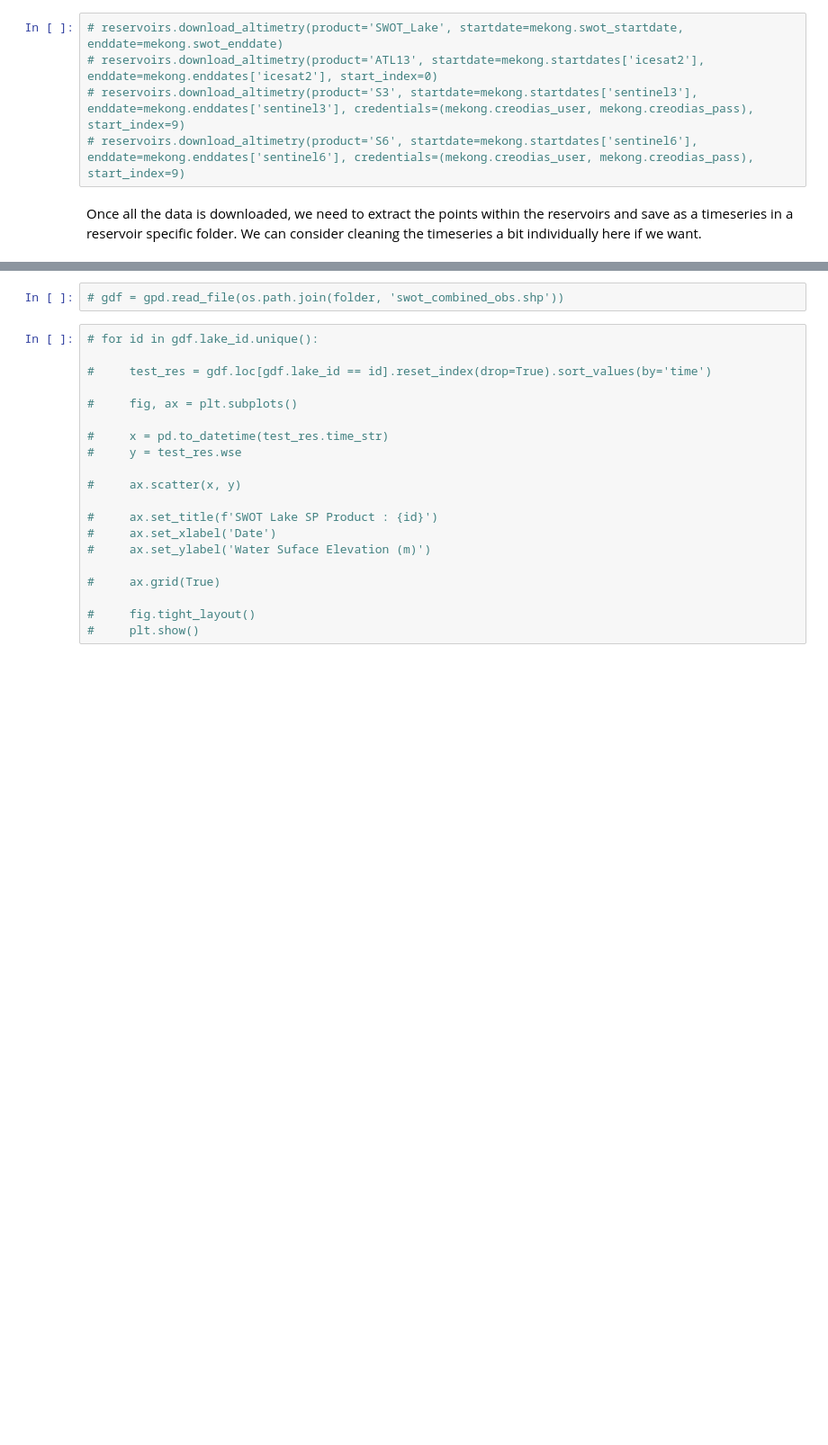
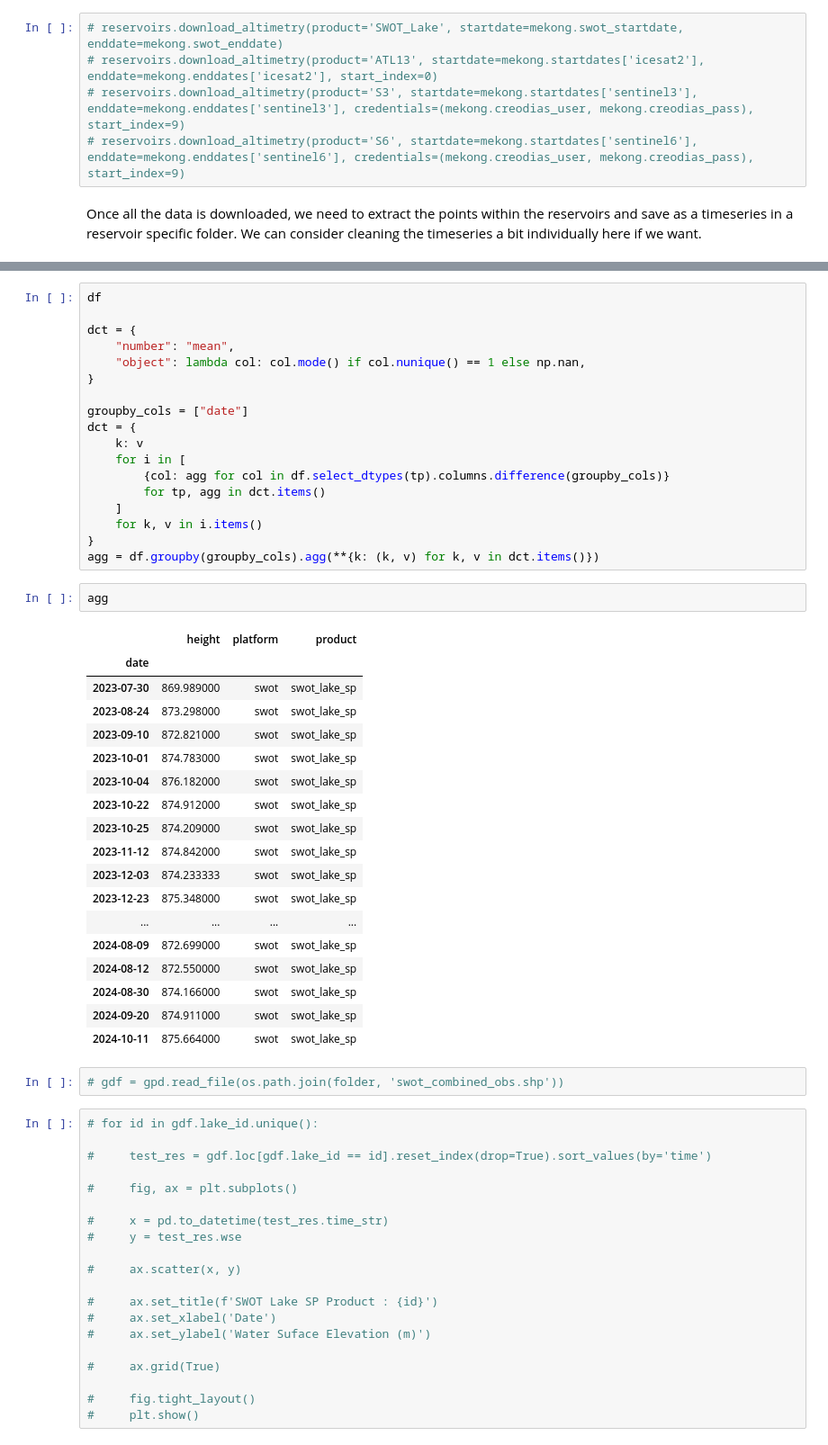
Before and after one commit to DHI/HydroEO, a Jupyter notebook: notebooks/project_test.ipynb, the cells around one changed output, grey strips where cells are left out. Shown at 90% size. Saved outputs shown, nothing was run; the diff lists cells and outputs as text; blank space fills up the shorter version.

```diff
--- a/notebooks/project_test.ipynb
+++ b/notebooks/project_test.ipynb
@@ -166,3 +197,42 @@ for id in reservoirs.download_gdf.dl_id:
+# %%
+df
+
+dct = {
+    "number": "mean",
+    "object": lambda col: col.mode() if col.nunique() == 1 else np.nan,
+}
+
+groupby_cols = ["date"]
+dct = {
+    k: v
+    for i in [
+        {col: agg for col in df.select_dtypes(tp).columns.difference(groupby_cols)}
+        for tp, agg in dct.items()
+    ]
+    for k, v in i.items()
+}
+agg = df.groupby(groupby_cols).agg(**{k: (k, v) for k, v in dct.items()})
+# %%
+agg
+# %% [output]
+|  | height | platform | product |
+| date |  |  |  |
+| 2023-07-30 | 869.989000 | swot | swot_lake_sp |
+| 2023-08-24 | 873.298000 | swot | swot_lake_sp |
+| 2023-09-10 | 872.821000 | swot | swot_lake_sp |
+| 2023-10-01 | 874.783000 | swot | swot_lake_sp |
+| 2023-10-04 | 876.182000 | swot | swot_lake_sp |
+| 2023-10-22 | 874.912000 | swot | swot_lake_sp |
+| 2023-10-25 | 874.209000 | swot | swot_lake_sp |
+| 2023-11-12 | 874.842000 | swot | swot_lake_sp |
+| 2023-12-03 | 874.233333 | swot | swot_lake_sp |
+| 2023-12-23 | 875.348000 | swot | swot_lake_sp |
+| ... | ... | ... | ... |
+| 2024-08-09 | 872.699000 | swot | swot_lake_sp |
+| 2024-08-12 | 872.550000 | swot | swot_lake_sp |
+| 2024-08-30 | 874.166000 | swot | swot_lake_sp |
+| 2024-09-20 | 874.911000 | swot | swot_lake_sp |
+| 2024-10-11 | 875.664000 | swot | swot_lake_sp |
 # %%
 # gdf = gpd.read_file(os.path.join(folder, 'swot_combined_obs.shp'))
 # %%
```
Also changed, not shown: parts of 9 cells of this notebook, 5 other files.
